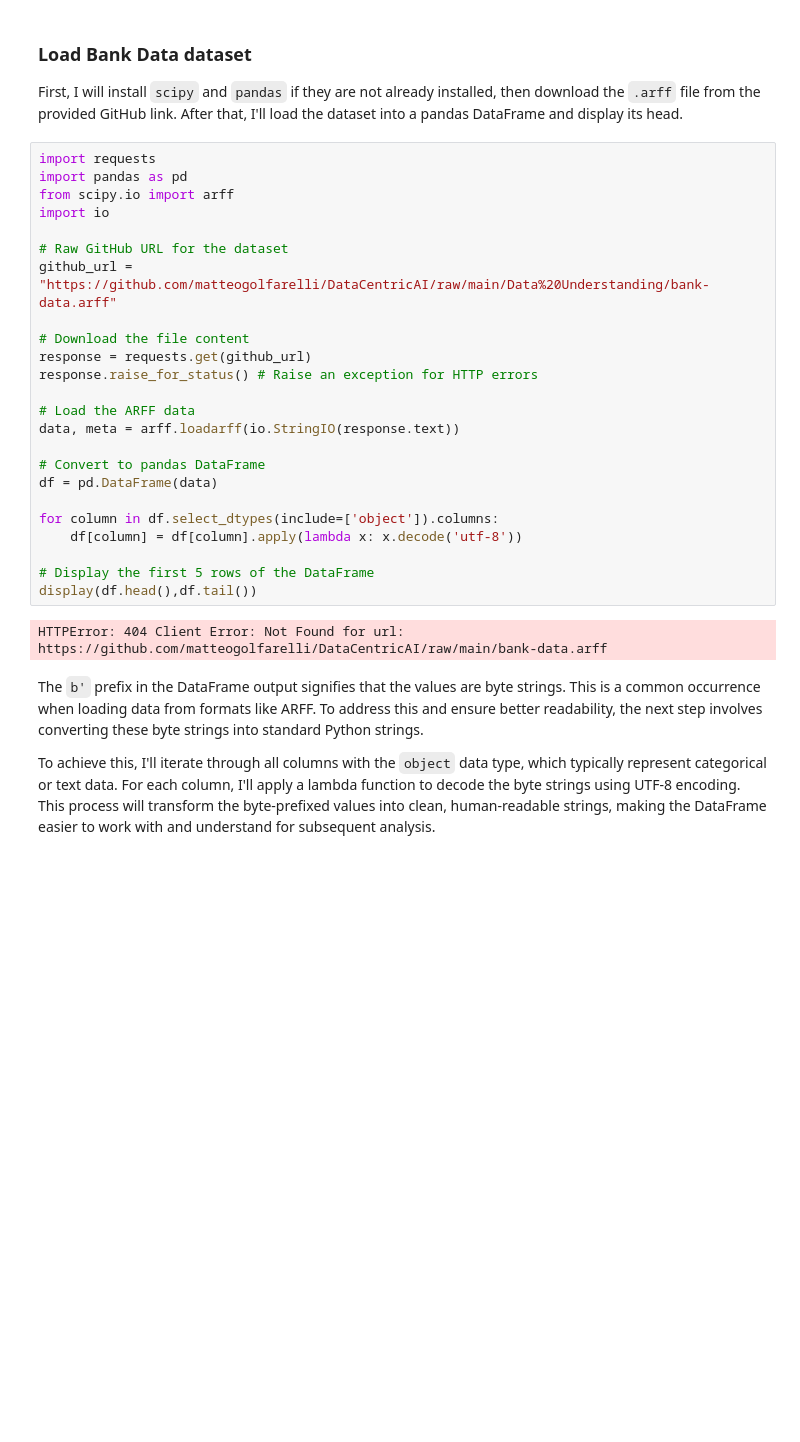
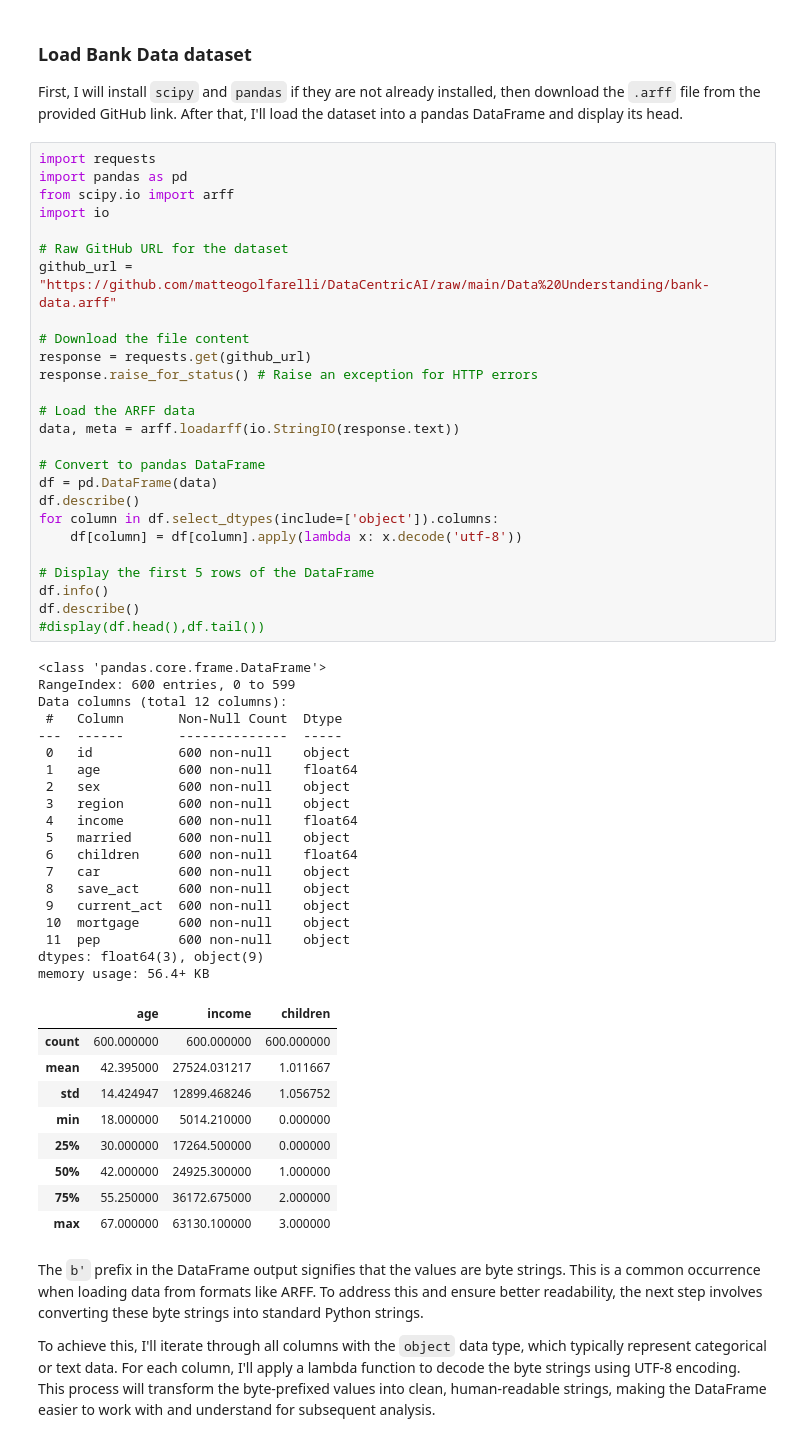
Before and after one commit to matteogolfarelli/DataCentricAI, a Jupyter notebook: Data Understanding/Statistical_Summary - Univariate.ipynb, the cells around one changed output. Saved outputs shown, nothing was run; the diff lists cells and outputs as text; blank space fills up the shorter version.

```diff
--- a/Data Understanding/Statistical_Summary - Univariate.ipynb
+++ b/Data Understanding/Statistical_Summary - Univariate.ipynb
@@ -7,29 +7,58 @@ First, I will install `scipy` and `pandas` if they are not already installed, th
 # %%
 import requests
 import pandas as pd
 from scipy.io import arff
 import io
 
 # Raw GitHub URL for the dataset
 github_url = "https://github.com/matteogolfarelli/DataCentricAI/raw/main/Data%20Understanding/bank-data.arff"
 
 # Download the file content
 response = requests.get(github_url)
 response.raise_for_status() # Raise an exception for HTTP errors
 
 # Load the ARFF data
 data, meta = arff.loadarff(io.StringIO(response.text))
 
 # Convert to pandas DataFrame
 df = pd.DataFrame(data)
-
+df.describe()
 for column in df.select_dtypes(include=['object']).columns:
     df[column] = df[column].apply(lambda x: x.decode('utf-8'))
 
 # Display the first 5 rows of the DataFrame
-display(df.head(),df.tail())
+df.info()
+df.describe()
+#display(df.head(),df.tail())
 # %% [output]
-HTTPError: 404 Client Error: Not Found for url: https://github.com/matteogolfarelli/DataCentricAI/raw/main/bank-data.arff
+<class 'pandas.core.frame.DataFrame'>
+RangeIndex: 600 entries, 0 to 599
+Data columns (total 12 columns):
+ #   Column       Non-Null Count  Dtype
+---  ------       --------------  -----
+ 0   id           600 non-null    object
+ 1   age          600 non-null    float64
+ 2   sex          600 non-null    object
+ 3   region       600 non-null    object
+ 4   income       600 non-null    float64
+ 5   married      600 non-null    object
+ 6   children     600 non-null    float64
+ 7   car          600 non-null    object
+ 8   save_act     600 non-null    object
+ 9   current_act  600 non-null    object
+ 10  mortgage     600 non-null    object
+ 11  pep          600 non-null    object
+dtypes: float64(3), object(9)
+memory usage: 56.4+ KB
+|  | age | income | children |
+| count | 600.000000 | 600.000000 | 600.000000 |
+| mean | 42.395000 | 27524.031217 | 1.011667 |
+| std | 14.424947 | 12899.468246 | 1.056752 |
+| min | 18.000000 | 5014.210000 | 0.000000 |
+| 25% | 30.000000 | 17264.500000 | 0.000000 |
+| 50% | 42.000000 | 24925.300000 | 1.000000 |
+| 75% | 55.250000 | 36172.675000 | 2.000000 |
+| max | 67.000000 | 63130.100000 | 3.000000 |
 # %% [markdown]
 The `b'` prefix in the DataFrame output signifies that the values are byte strings. This is a common occurrence when loading data from formats like ARFF. To address this and ensure better readability, the next step involves converting these byte strings into standard Python strings.
 
```
Also changed, not shown: parts of 3 cells of this notebook.
